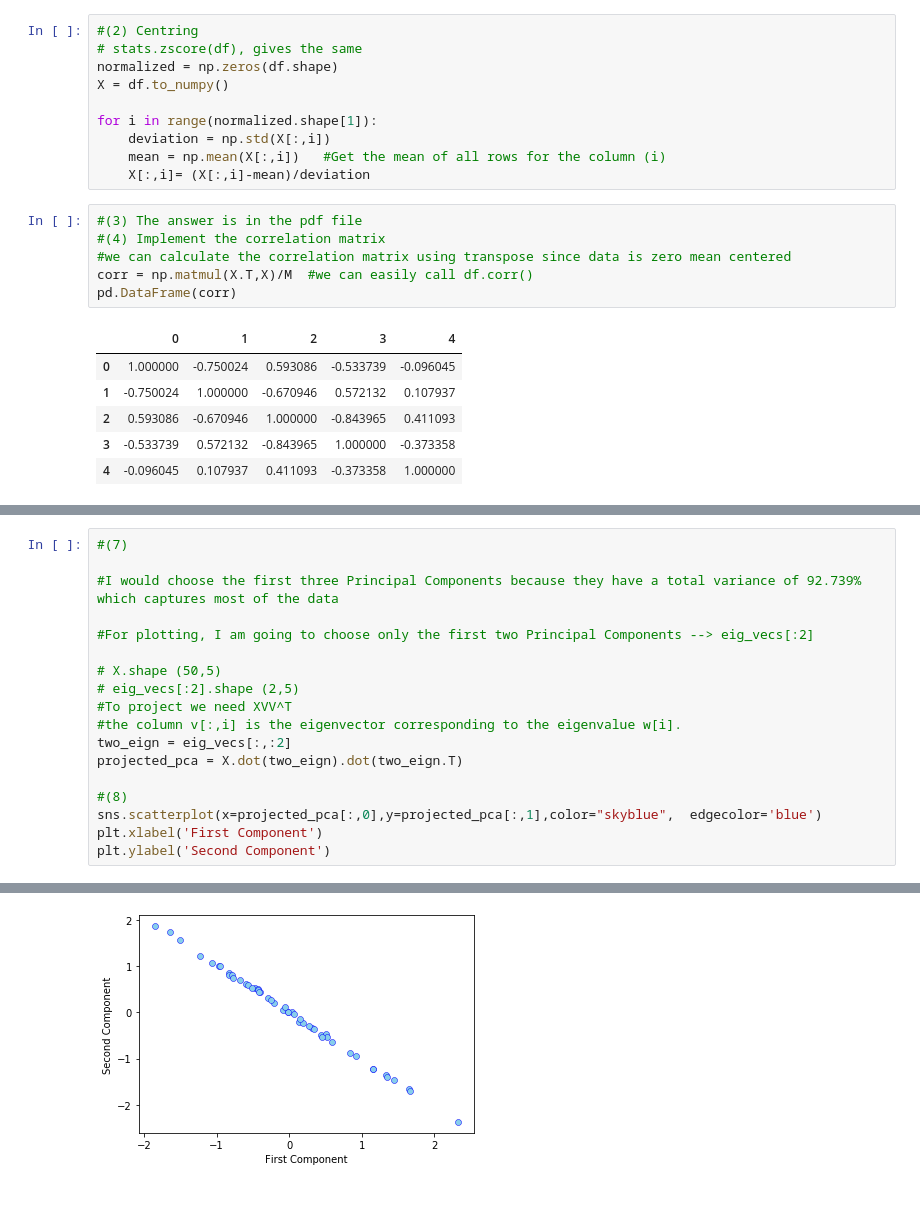
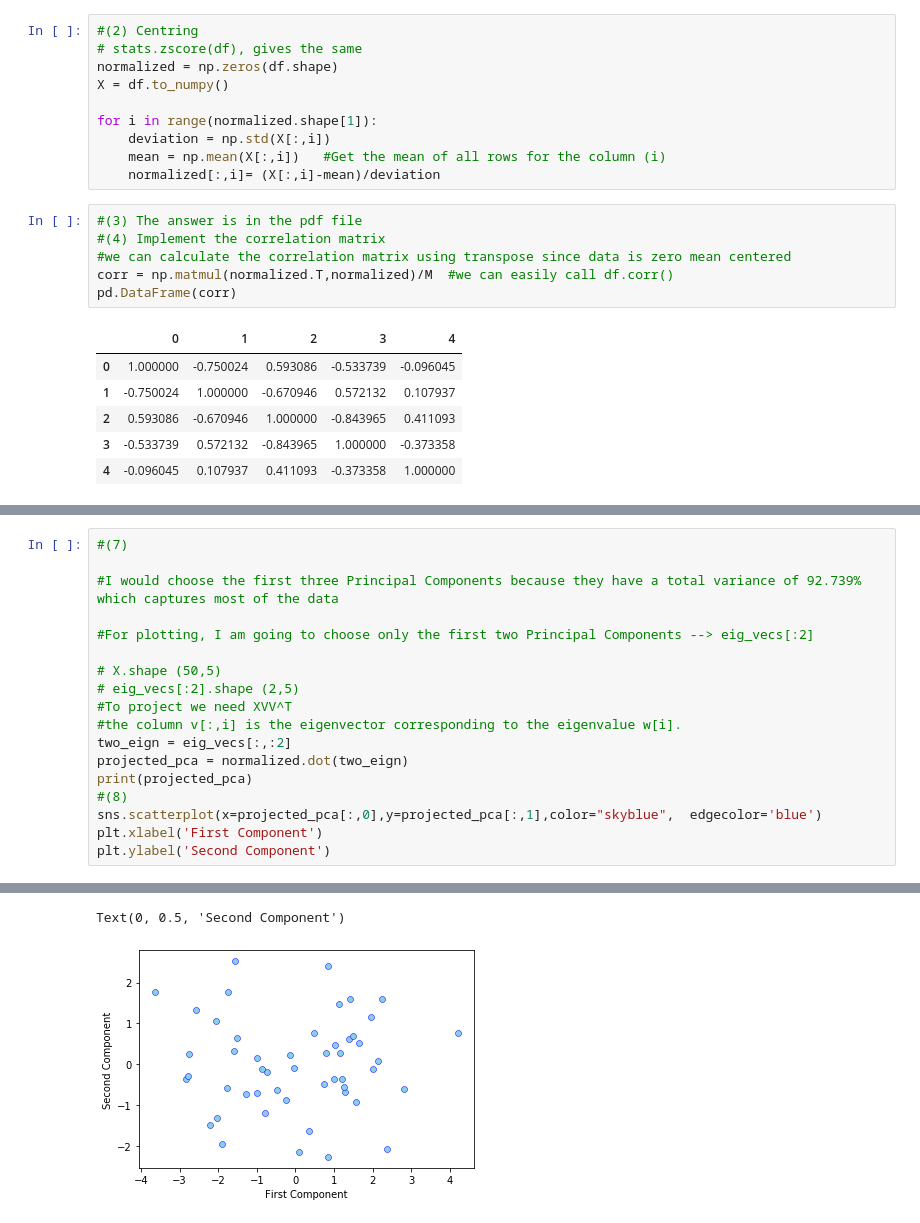
Before and after one commit to Yusufawzy/CS5525-Data-Analytics, a Jupyter notebook: HW1/HW1_Yusuf_Elnady.ipynb, the cells around one changed output, grey strips where cells are left out. Cells and saved outputs as stored; diff of their text form.

```diff
--- a/HW1/HW1_Yusuf_Elnady.ipynb
+++ b/HW1/HW1_Yusuf_Elnady.ipynb
@@ -122,12 +122,12 @@ X = df.to_numpy()
 for i in range(normalized.shape[1]):
     deviation = np.std(X[:,i])
     mean = np.mean(X[:,i])   #Get the mean of all rows for the column (i)
-    X[:,i]= (X[:,i]-mean)/deviation
+    normalized[:,i]= (X[:,i]-mean)/deviation
 # %%
 #(3) The answer is in the pdf file
 #(4) Implement the correlation matrix
 #we can calculate the correlation matrix using transpose since data is zero mean centered
-corr = np.matmul(X.T,X)/M  #we can easily call df.corr()
+corr = np.matmul(normalized.T,normalized)/M  #we can easily call df.corr()
 pd.DataFrame(corr)
 # %% [output]
 |  | 0 | 1 | 2 | 3 | 4 |
@@ -174,8 +182,8 @@ plt.show()
 #To project we need XVV^T
 #the column v[:,i] is the eigenvector corresponding to the eigenvalue w[i].
 two_eign = eig_vecs[:,:2]
-projected_pca = X.dot(two_eign).dot(two_eign.T)
-
+projected_pca = normalized.dot(two_eign)
+print(projected_pca)
 #(8)
 sns.scatterplot(x=projected_pca[:,0],y=projected_pca[:,1],color="skyblue",  edgecolor='blue')
 plt.xlabel('First Component')
@@ -185,4 +209,5 @@ Text(0, 0.5, 'Second Component')
+Text(0, 0.5, 'Second Component')
-[figure, old version]
+[figure, new version]
 # %%
 #(9)
 
```
Also changed, not shown: parts of 5 cells of this notebook.
